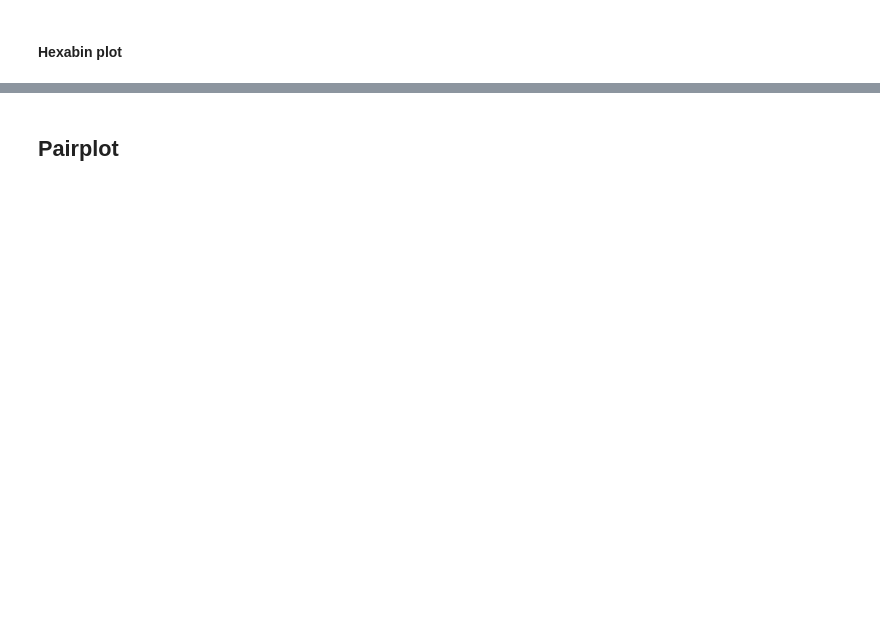
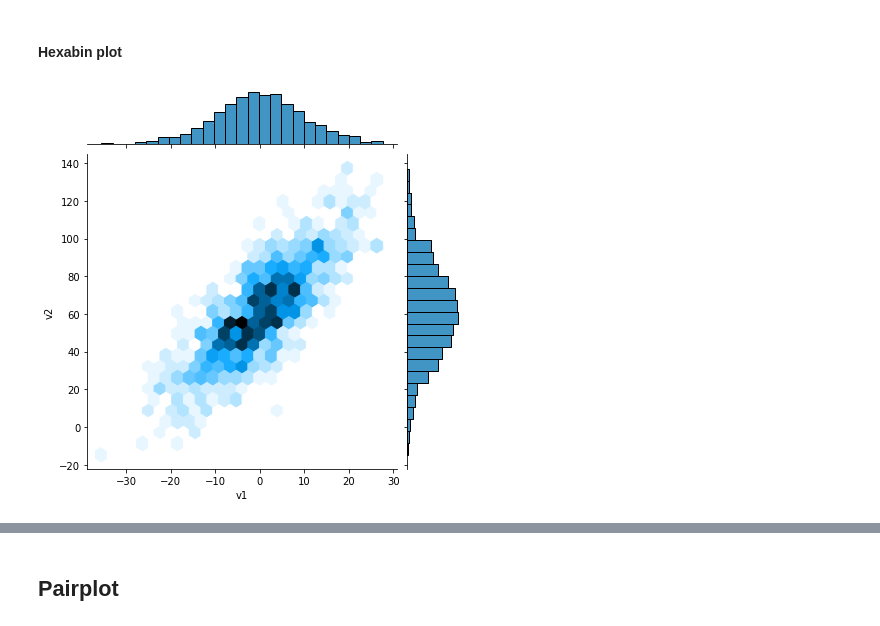
Before and after one commit to For-Chance/CourseOfConstructionInformation, a Jupyter notebook: Class/Class_06/05_Charts_2/05 - Charts 2 - Empty.ipynb, the cells around one changed output, grey strips where cells are left out. Cells and saved outputs as stored; diff of their text form; code cells hidden in the pictures; blank space fills up the shorter version.

```diff
--- a/Class/Class_06/05_Charts_2/05 - Charts 2 - Empty.ipynb
+++ b/Class/Class_06/05_Charts_2/05 - Charts 2 - Empty.ipynb
@@ -357,2 +362,7 @@ You can manipulate `seaborn` charts using `matplotlib.pyplot` code.
 # %% [markdown]
 #### Hexabin plot
+# %%
+# hexabin plot shows the density of scatter, especially
+sns.jointplot(v1, v2, kind='hex');
+# %% [output]
+[figure, added]
```
Also changed, not shown: parts of 19 cells of this notebook, 1 other file.
